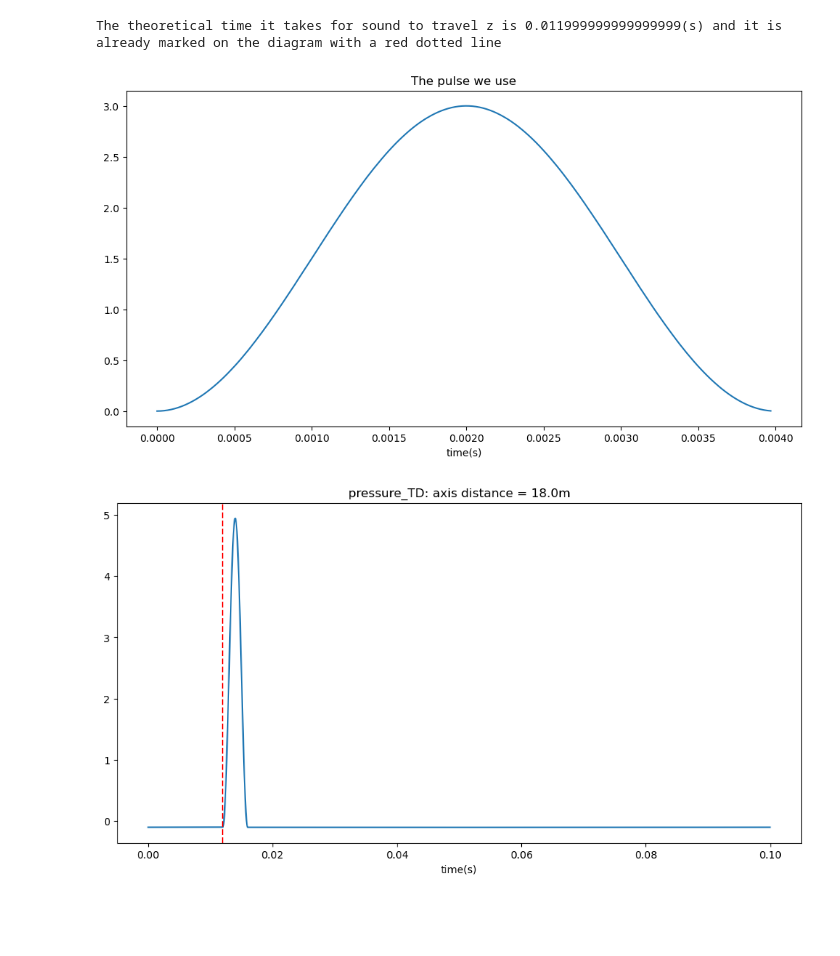
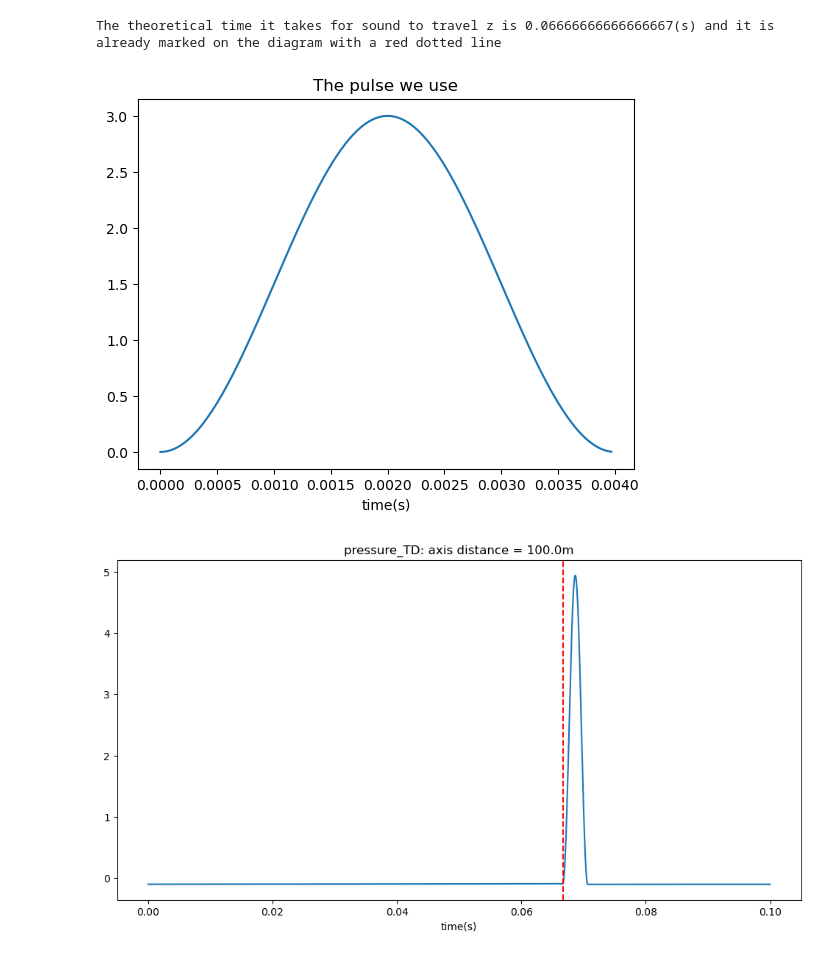
Before and after one commit to LiRayX/AcousticalWaveModels, a Jupyter notebook: acoustic_wave_models.ipynb, the cells around one changed output. Cells and saved outputs as stored; diff of their text form; code cells hidden in the pictures; blank space fills up the shorter version.

```diff
--- a/acoustic_wave_models.ipynb
+++ b/acoustic_wave_models.ipynb
@@ -188,37 +188,37 @@ R = 1               # radius of pipe (m)
 c = 1.5             # speed of sound in fluid (km/s)
 num_modes = 1       # number of modes
 rho = 1.0           # density of fluid
-z = 18              # axis distance from the source (m)
+z = 100             # axis distance from the source (m)
 r = 0.5             # radius distance from the source
 time_range = 0.1    # the time domain we need, recommend integer times of T (s)
 id = 2              # id = 0 rectangle, id = 1 gaussian, id = 2 squared sinusoidal wavelet
 '''caculate and draw'''
 #######################################################
 '''transform axis distance to km'''
 z = z/1000
 '''init pulse'''
 A = 3.0             # amplitude of different pulse
 sigma = 0.0005      # standard deviation of gaussian pulse
 pulse = pulse_init(T, fs, id, A)
 '''plot the pulse we use'''
 plt.figure(1)
 plt.plot(pulse.time_series, pulse.signal)
 plt.title('The pulse we use')
 plt.xlabel('time(s)')
 '''call the Solver function'''
 displacement, pressure, displacement_response, pressure_response, t = Solver_SimplifiedModel(T, fs, pulse, m, R, c ,rho, num_modes, r, z, time_range)
 print(f'The theoretical time it takes for sound to travel z is {z/c}(s) and it is already marked on the diagram with a red dotted line')
 plt.rcParams['figure.figsize'] = (12.0, 6.0)
 plt.figure(2)
 plt.plot(t,pressure)
 plt.axvline(x=z/c, color='red', linestyle='--')
 plt.title(f'pressure_TD: axis distance = {1000*z}m')
 plt.xlabel('time(s)')
 plt.figure(3)
 plt.plot(pressure_response)
 plt.title(f'pressure_FD: axis distance = {1000*z}m')
 plt.show()
 # %% [output]
-The theoretical time it takes for sound to travel z is 0.011999999999999999(s) and it is already marked on the diagram with a red dotted line
+The theoretical time it takes for sound to travel z is 0.06666666666666667(s) and it is already marked on the diagram with a red dotted line
-[figure, old version]
+[figure, new version]
-[figure, old version]
+[figure, new version]
```
Also changed, not shown: parts of 3 cells of this notebook, 2 other files.
